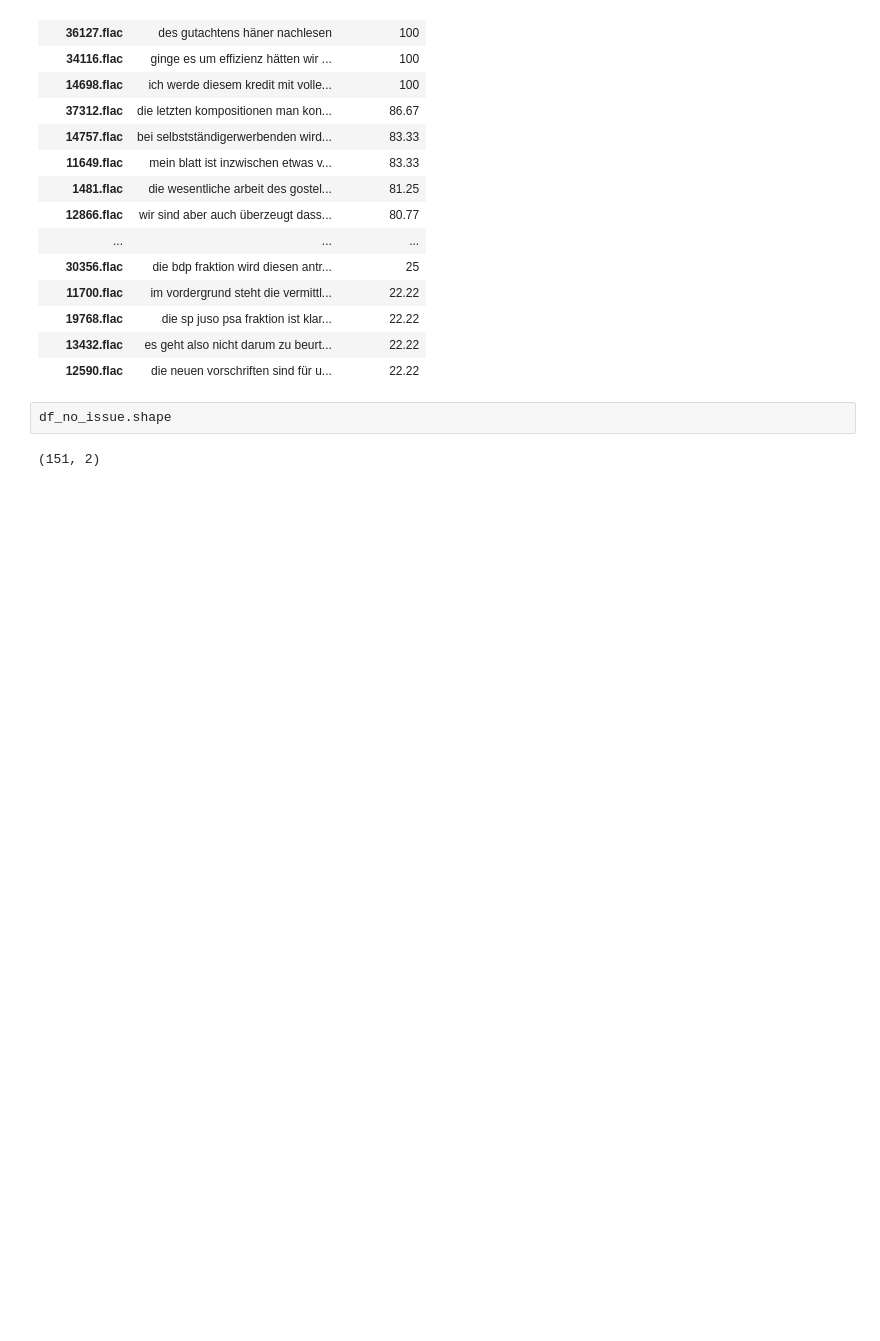
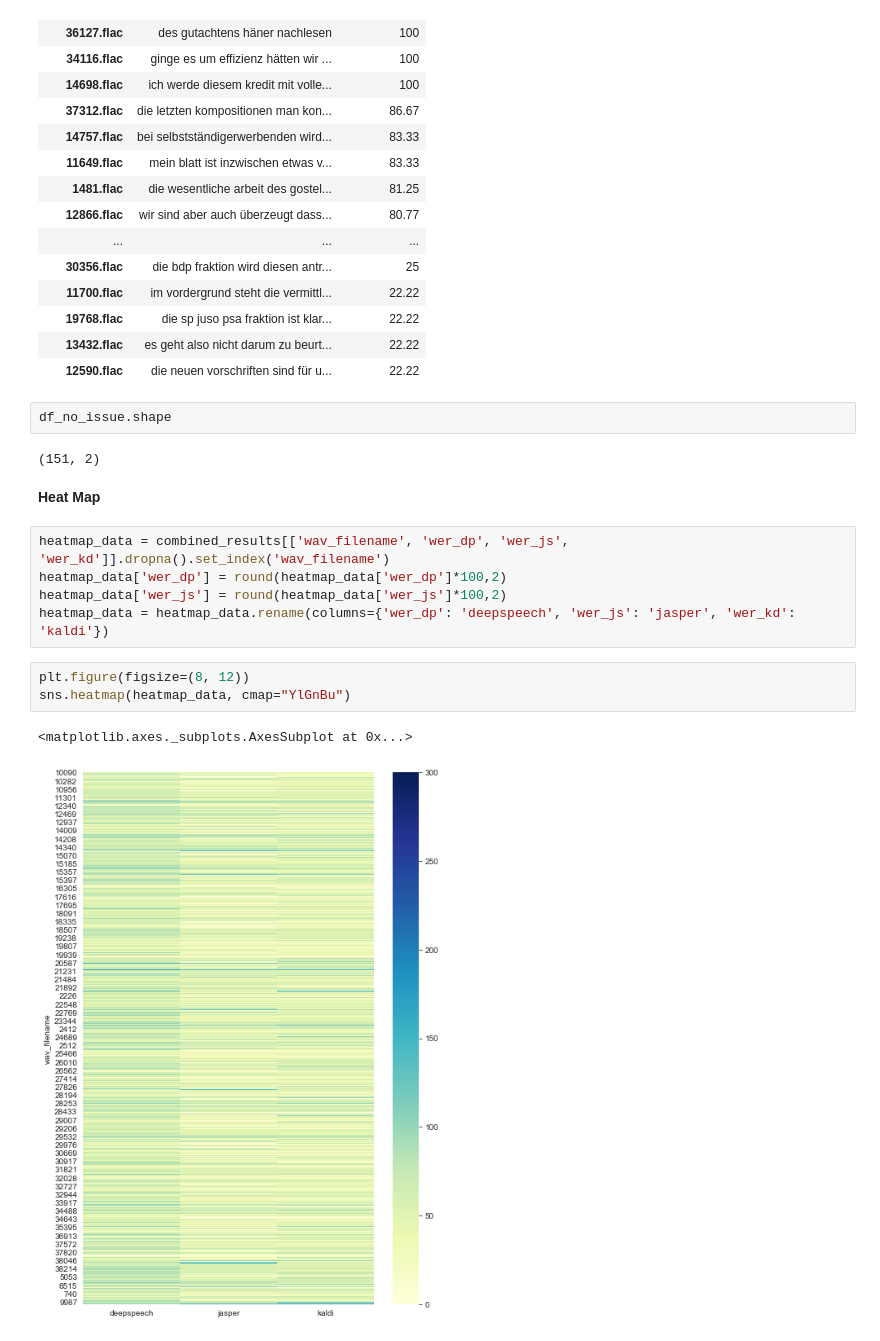
Before and after one commit to AASHISHAG/deepspeech_swiss_german, a Jupyter notebook: swiss_text/data_analysis_swiss_text.ipynb, the cells around one changed output. Cells and saved outputs as stored; diff of their text form; blank space fills up the shorter version.

```diff
--- a/swiss_text/data_analysis_swiss_text.ipynb
+++ b/swiss_text/data_analysis_swiss_text.ipynb
@@ -601,3 +590,16 @@ df_no_issue.style.set_table_styles([dict(selector="th",props=[('max-width', '50p
 df_no_issue.shape
 # %% [output]
 (151, 2)
+# %% [markdown]
+**Heat Map**
+# %%
+heatmap_data = combined_results[['wav_filename', 'wer_dp', 'wer_js', 'wer_kd']].dropna().set_index('wav_filename')
+heatmap_data['wer_dp'] = round(heatmap_data['wer_dp']*100,2)
+heatmap_data['wer_js'] = round(heatmap_data['wer_js']*100,2)
+heatmap_data = heatmap_data.rename(columns={'wer_dp': 'deepspeech', 'wer_js': 'jasper', 'wer_kd': 'kaldi'})
+# %%
+plt.figure(figsize=(8, 12))
+sns.heatmap(heatmap_data, cmap="YlGnBu")
+# %% [output]
+<matplotlib.axes._subplots.AxesSubplot at 0x...>
+[figure, added]
```
Also changed, not shown: parts of 16 cells of this notebook, 4 other files.
